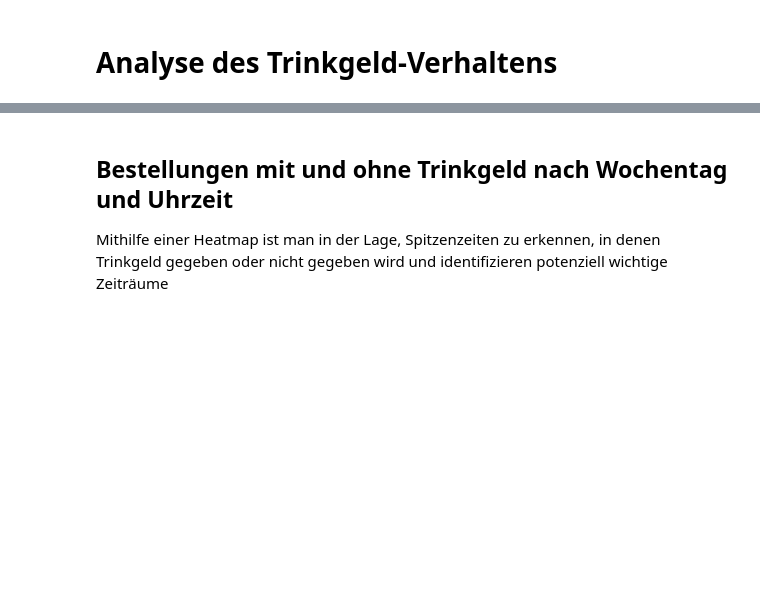
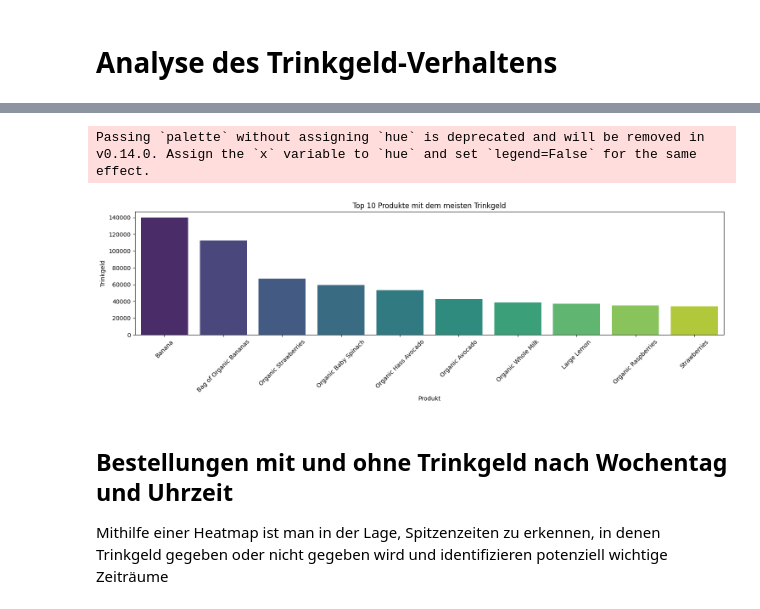
Before and after one commit to Fxvdi/dabi1-project, a Jupyter notebook: EDA_Marketing_Disposition-Achim/EDA für Disposition.ipynb, the cells around one changed output, grey strips where cells are left out. Saved outputs shown, nothing was run; the diff lists cells and outputs as text; code cells hidden in the pictures; blank space fills up the shorter version.

```diff
--- a/EDA_Marketing_Disposition-Achim/EDA für Disposition.ipynb
+++ b/EDA_Marketing_Disposition-Achim/EDA für Disposition.ipynb
@@ -12,17 +14,17 @@ from sklearn.cluster import KMeans
 # %% [markdown]
 ## Datasets
 # %%
-zip_path1 = "public/aisles.csv.zip"
-zip_path2 = "public/departments.csv.zip"
-zip_path3 = "public/order_products_s.csv.zip"
-zip_path4 = "public/orders_s.csv.zip"
-zip_path5 = "public/products.csv.zip"
-zip_path6 = "public/tips.csv.zip"
+zip_path1 = "../public/aisles.csv.zip"
+zip_path2 = "../public/departments.csv.zip"
+zip_path3 = "../public/order_products_s.csv.zip"
+zip_path4 = "../public/orders_s.csv.zip"
+zip_path5 = "../public/products.csv.zip"
+zip_path6 = "../public/tips.csv.zip"
 
 df_aisles = pd.read_csv(zip_path1, compression="zip")
 df_departments = pd.read_csv(zip_path2, compression="zip")
 df_order_products = pd.read_csv(zip_path3, compression="zip")
 df_oders_s = pd.read_csv(zip_path4, compression="zip")
 df_products = pd.read_csv(zip_path5, compression="zip")
-df_tips = pd.read_csv("public/tips.csv")
+df_tips = pd.read_csv("../public/tips.csv")
 # %%
@@ -34,0 +66,6 @@ full_df = pd.read_csv("full_data.csv")
+# %%
+# Verknüpfen der Daten
+merged_data = df_master.merge(df_oders_s, on='order_id')
+
+merged_data = merged_data.merge(df_tips, on='order_id')
+merged_data.groupby("order_id")["tip"].sum()
@@ -34,0 +86,14 @@ full_df = pd.read_csv("full_data.csv")
+# %%
+# - Anzahl der Tips gesamt pro n Produkt
+n = 10
+# Filtere Bestellungen mit Trinkgeld (tip == True)
+orders_with_tips = merged_data[merged_data["tip"] == True]
+
+# Gruppiere nach Produkt und summiere das Trinkgeld
+product_tips = orders_with_tips.groupby("product_name")["tip"].sum().reset_index()
+
+# Sortiere die Produkte nach dem Trinkgeldbetrag, um zu sehen, welche am meisten Trinkgeld erhalten haben
+product_tips_sorted = product_tips.sort_values("tip", ascending=False)
+
+# Zeige die Ergebnisse
+product_tips_sorted.head(n)
@@ -35,3 +112,16 @@ full_df = pd.read_csv("full_data.csv")
+# %%
+n = 10
+plt.figure(figsize=(15, 5))
+sns.barplot(x=product_tips_sorted["product_name"].head(n), y=product_tips_sorted["tip"].head(n), palette="viridis")
+plt.xlabel("Produkt")
+plt.ylabel("Trinkgeld")
+plt.title(f"Top {n} Produkte mit dem meisten Trinkgeld")
+plt.xticks(rotation=45)
+plt.tight_layout()
+plt.show()
+# %% [output]
+Passing `palette` without assigning `hue` is deprecated and will be removed in v0.14.0. Assign the `x` variable to `hue` and set `legend=False` for the same effect.
+[figure, added]
 # %% [markdown]
 ## Bestellungen mit und ohne Trinkgeld nach Wochentag und Uhrzeit
 Mithilfe einer Heatmap ist man in der Lage, Spitzenzeiten zu erkennen, in denen Trinkgeld gegeben oder nicht gegeben wird und identifizieren potenziell wichtige Zeiträume
```
Also changed, not shown: parts of 11 cells of this notebook, 1 other file.
